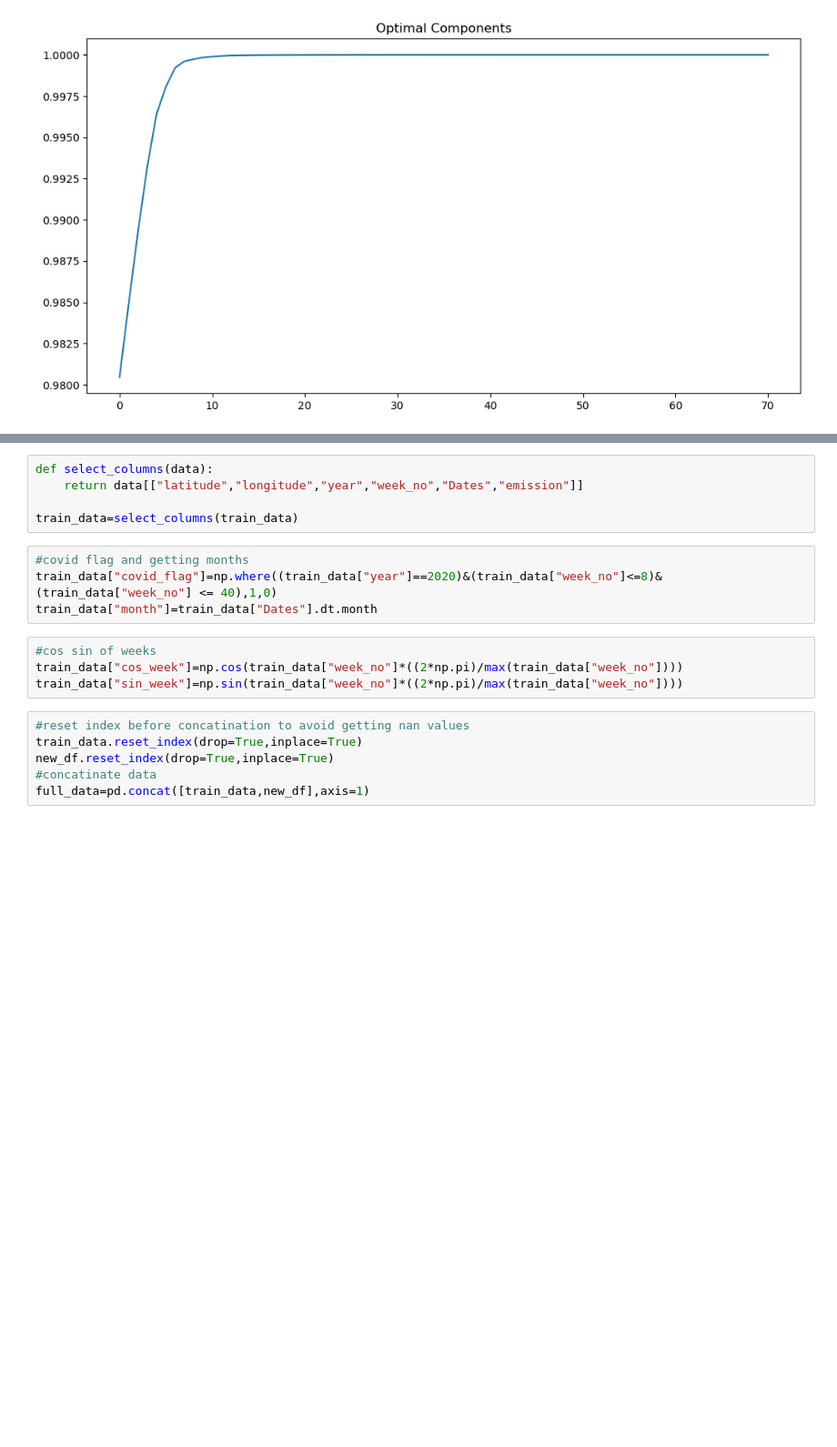
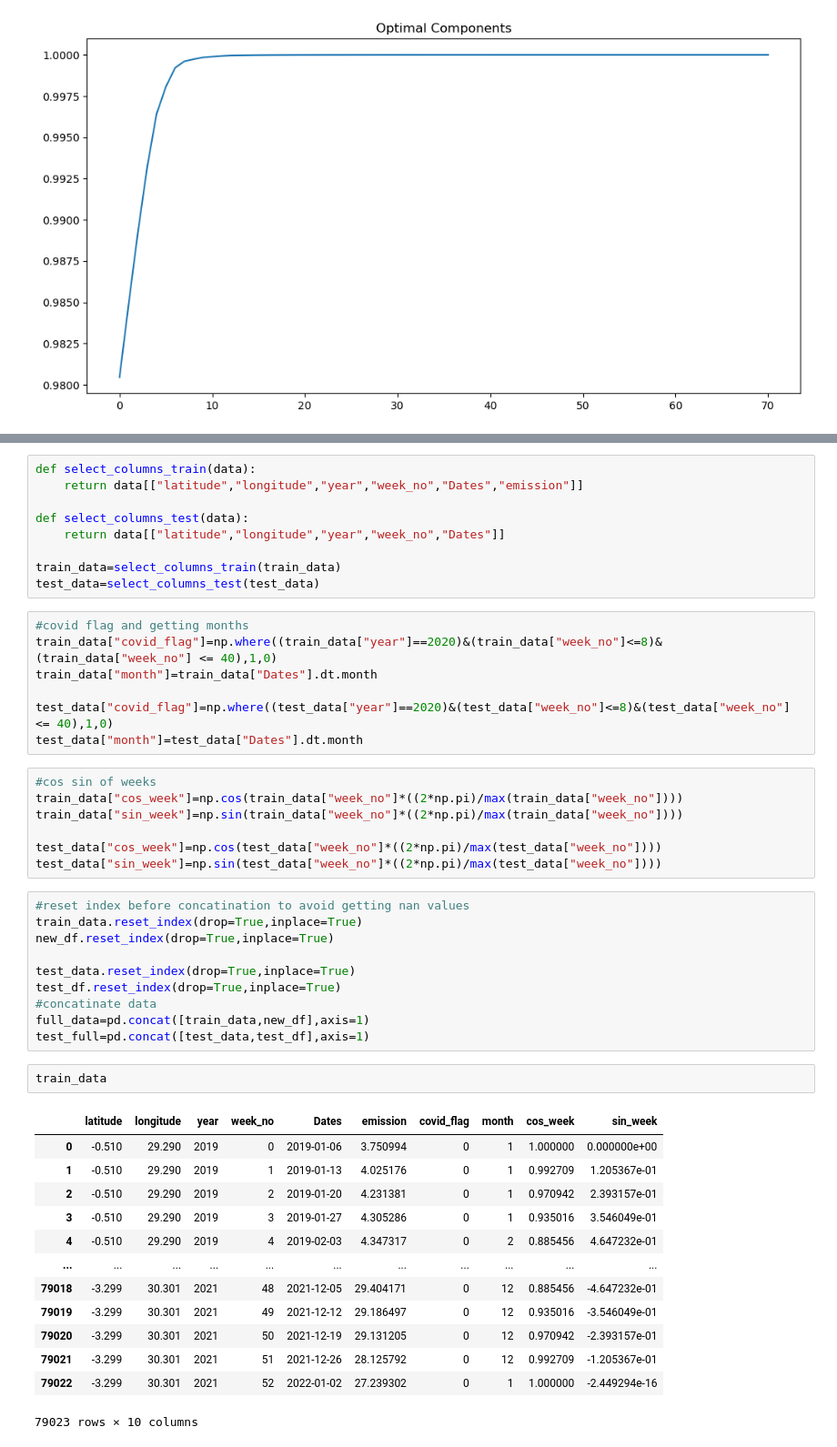
Before and after one commit to MoncefKa/kaggle-projects, a Jupyter notebook: s3-e3-co2-emission.ipynb, the cells around one changed output, grey strips where cells are left out. Shown at 91% size. Saved outputs shown, nothing was run; the diff lists cells and outputs as text; blank space fills up the shorter version.

Commit message:
Kaggle Notebook | [S3-E3]CO2-Emission | Version 8

```diff
--- a/s3-e3-co2-emission.ipynb
+++ b/s3-e3-co2-emission.ipynb
@@ -249,21 +252,51 @@ new_df=decomposition.decomposition(cols,RobustScaler())
 # %%
-def select_columns(data):
+def select_columns_train(data):
     return data[["latitude","longitude","year","week_no","Dates","emission"]]
 
-train_data=select_columns(train_data)
+def select_columns_test(data):
+    return data[["latitude","longitude","year","week_no","Dates"]]
+
+train_data=select_columns_train(train_data)
+test_data=select_columns_test(test_data)
 # %%
 #covid flag and getting months
 train_data["covid_flag"]=np.where((train_data["year"]==2020)&(train_data["week_no"]<=8)&(train_data["week_no"] <= 40),1,0)
 train_data["month"]=train_data["Dates"].dt.month
+
+test_data["covid_flag"]=np.where((test_data["year"]==2020)&(test_data["week_no"]<=8)&(test_data["week_no"] <= 40),1,0)
+test_data["month"]=test_data["Dates"].dt.month
 # %%
 #cos sin of weeks
 train_data["cos_week"]=np.cos(train_data["week_no"]*((2*np.pi)/max(train_data["week_no"])))
 train_data["sin_week"]=np.sin(train_data["week_no"]*((2*np.pi)/max(train_data["week_no"])))
+
+test_data["cos_week"]=np.cos(test_data["week_no"]*((2*np.pi)/max(test_data["week_no"])))
+test_data["sin_week"]=np.sin(test_data["week_no"]*((2*np.pi)/max(test_data["week_no"])))
 # %%
 #reset index before concatination to avoid getting nan values
 train_data.reset_index(drop=True,inplace=True)
 new_df.reset_index(drop=True,inplace=True)
+
+test_data.reset_index(drop=True,inplace=True)
+test_df.reset_index(drop=True,inplace=True)
 #concatinate data
 full_data=pd.concat([train_data,new_df],axis=1)
+test_full=pd.concat([test_data,test_df],axis=1)
+# %%
+train_data
+# %% [output]
+|  | latitude | longitude | year | week_no | Dates | emission | covid_flag | month | cos_week | sin_week |
+| 0 | -0.510 | 29.290 | 2019 | 0 | 2019-01-06 | 3.750994 | 0 | 1 | 1.000000 | 0.000000e+00 |
+| 1 | -0.510 | 29.290 | 2019 | 1 | 2019-01-13 | 4.025176 | 0 | 1 | 0.992709 | 1.205367e-01 |
+| 2 | -0.510 | 29.290 | 2019 | 2 | 2019-01-20 | 4.231381 | 0 | 1 | 0.970942 | 2.393157e-01 |
+| 3 | -0.510 | 29.290 | 2019 | 3 | 2019-01-27 | 4.305286 | 0 | 1 | 0.935016 | 3.546049e-01 |
+| 4 | -0.510 | 29.290 | 2019 | 4 | 2019-02-03 | 4.347317 | 0 | 2 | 0.885456 | 4.647232e-01 |
+| ... | ... | ... | ... | ... | ... | ... | ... | ... | ... | ... |
+| 79018 | -3.299 | 30.301 | 2021 | 48 | 2021-12-05 | 29.404171 | 0 | 12 | 0.885456 | -4.647232e-01 |
+| 79019 | -3.299 | 30.301 | 2021 | 49 | 2021-12-12 | 29.186497 | 0 | 12 | 0.935016 | -3.546049e-01 |
+| 79020 | -3.299 | 30.301 | 2021 | 50 | 2021-12-19 | 29.131205 | 0 | 12 | 0.970942 | -2.393157e-01 |
+| 79021 | -3.299 | 30.301 | 2021 | 51 | 2021-12-26 | 28.125792 | 0 | 12 | 0.992709 | -1.205367e-01 |
+| 79022 | -3.299 | 30.301 | 2021 | 52 | 2022-01-02 | 27.239302 | 0 | 1 | 1.000000 | -2.449294e-16 |
+79023 rows × 10 columns
 # %%
 #drop cols
```
Also changed, not shown: parts of 13 cells of this notebook.
